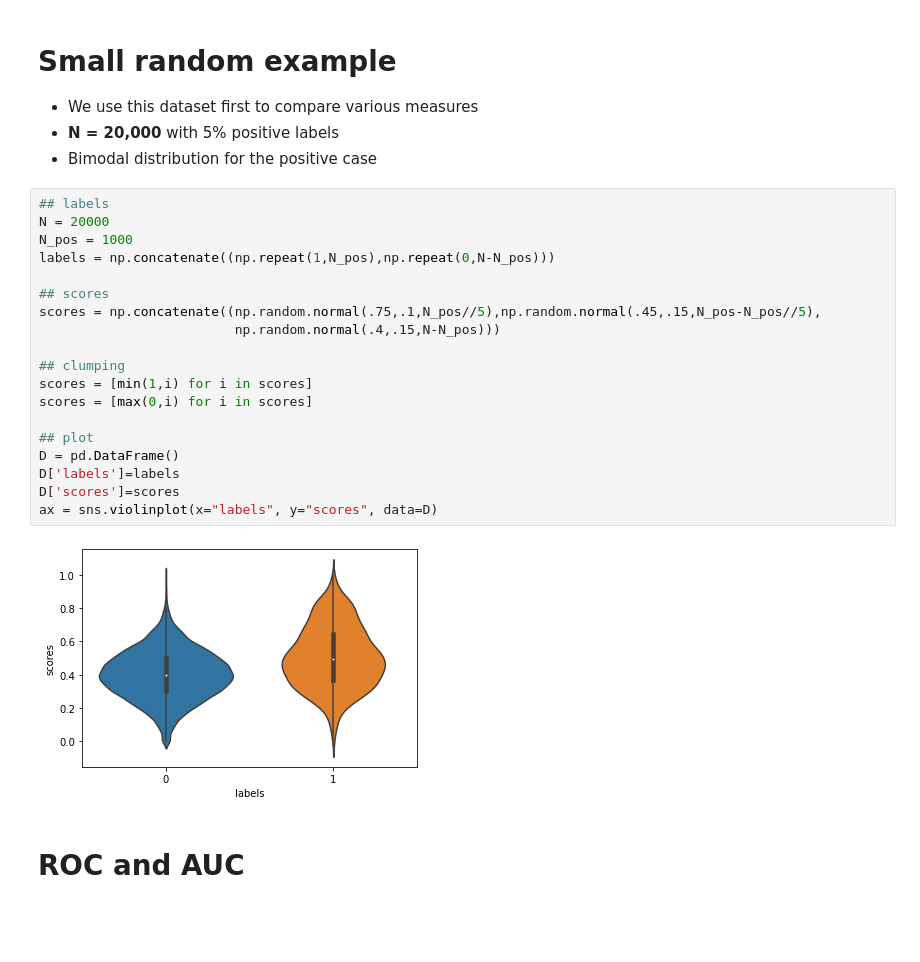
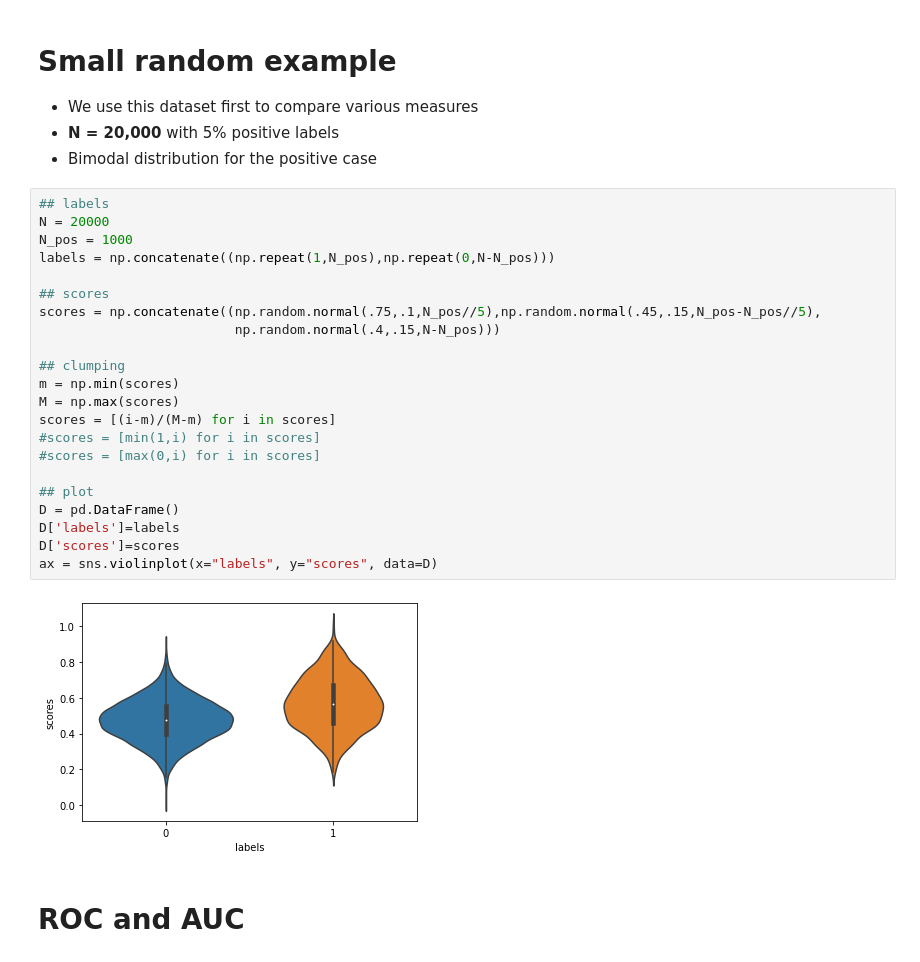
Before and after one commit to ftheberge/agc, a Jupyter notebook: agc/agc.ipynb, the cells around one changed output. Cells and saved outputs as stored; diff of their text form; blank space fills up the shorter version.

```diff
--- a/agc/agc.ipynb
+++ b/agc/agc.ipynb
@@ -20,24 +22,27 @@ from agc import *
 # %%
 ## labels
 N = 20000
 N_pos = 1000
 labels = np.concatenate((np.repeat(1,N_pos),np.repeat(0,N-N_pos)))
 
 ## scores
 scores = np.concatenate((np.random.normal(.75,.1,N_pos//5),np.random.normal(.45,.15,N_pos-N_pos//5),
                          np.random.normal(.4,.15,N-N_pos)))
 
 ## clumping
-scores = [min(1,i) for i in scores]
-scores = [max(0,i) for i in scores]
+m = np.min(scores)
+M = np.max(scores)
+scores = [(i-m)/(M-m) for i in scores]
+#scores = [min(1,i) for i in scores]
+#scores = [max(0,i) for i in scores]
 
 ## plot
 D = pd.DataFrame()
 D['labels']=labels
 D['scores']=scores
 ax = sns.violinplot(x="labels", y="scores", data=D)
 # %% [output]
-[figure, old version]
+[figure, new version]
 # %% [markdown]
 # ROC and AUC
 # %% [markdown]
```
Also changed, not shown: parts of 30 cells of this notebook, 1 other file.
